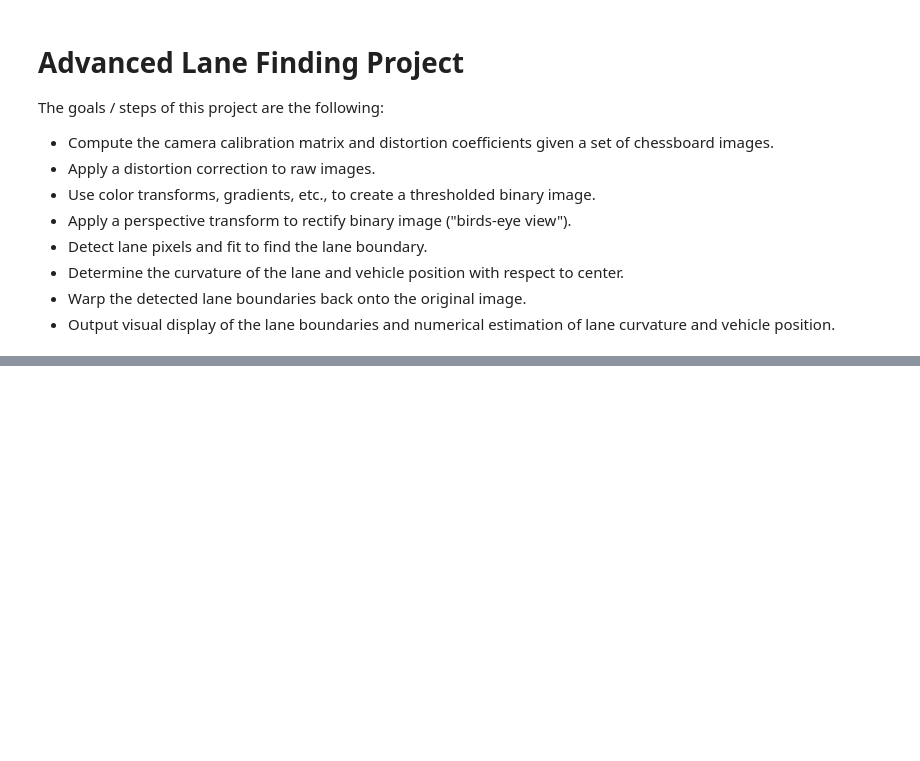
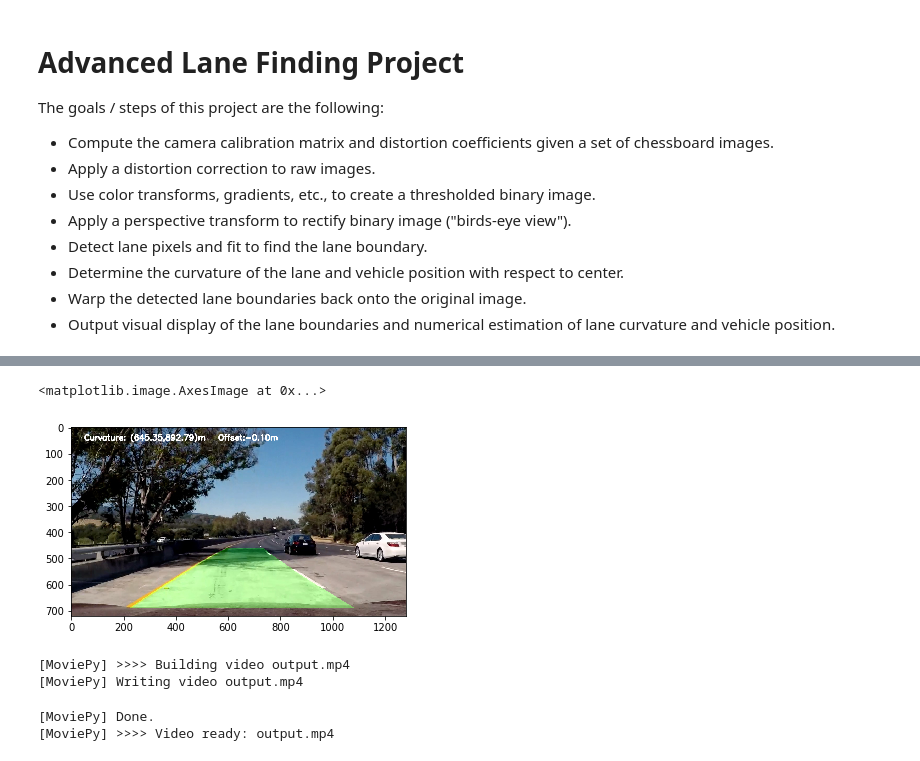
Before and after one commit to rummanwaqar/CarND-Advanced-Lane-Lines, a Jupyter notebook: Advance Lane Finding.ipynb, the cells around one changed output, grey strips where cells are left out. Saved outputs shown, nothing was run; the diff lists cells and outputs as text; code cells hidden in the pictures; blank space fills up the shorter version.

```diff
--- a/Advance Lane Finding.ipynb
+++ b/Advance Lane Finding.ipynb
@@ -161,0 +110,6 @@ measure_curvature(719*ym, left_fit_m, right_fit_m)
+# %%
+result = detector.process(img)
+plt.imshow(result)
+# %% [output]
+<matplotlib.image.AxesImage at 0x...>
+[figure, added]
@@ -161,0 +120,9 @@ measure_curvature(719*ym, left_fit_m, right_fit_m)
+# %%
+clip = VideoFileClip("test_videos/project_video.mp4")
+output = clip.fl_image(detector.process)
+output.write_videofile('output.mp4', audio=False)
+# %% [output]
+[MoviePy] >>>> Building video output.mp4
+[MoviePy] Writing video output.mp4
+[MoviePy] Done.
+[MoviePy] >>>> Video ready: output.mp4
```
Also changed, not shown: parts of 16 cells of this notebook, 5 other files.
